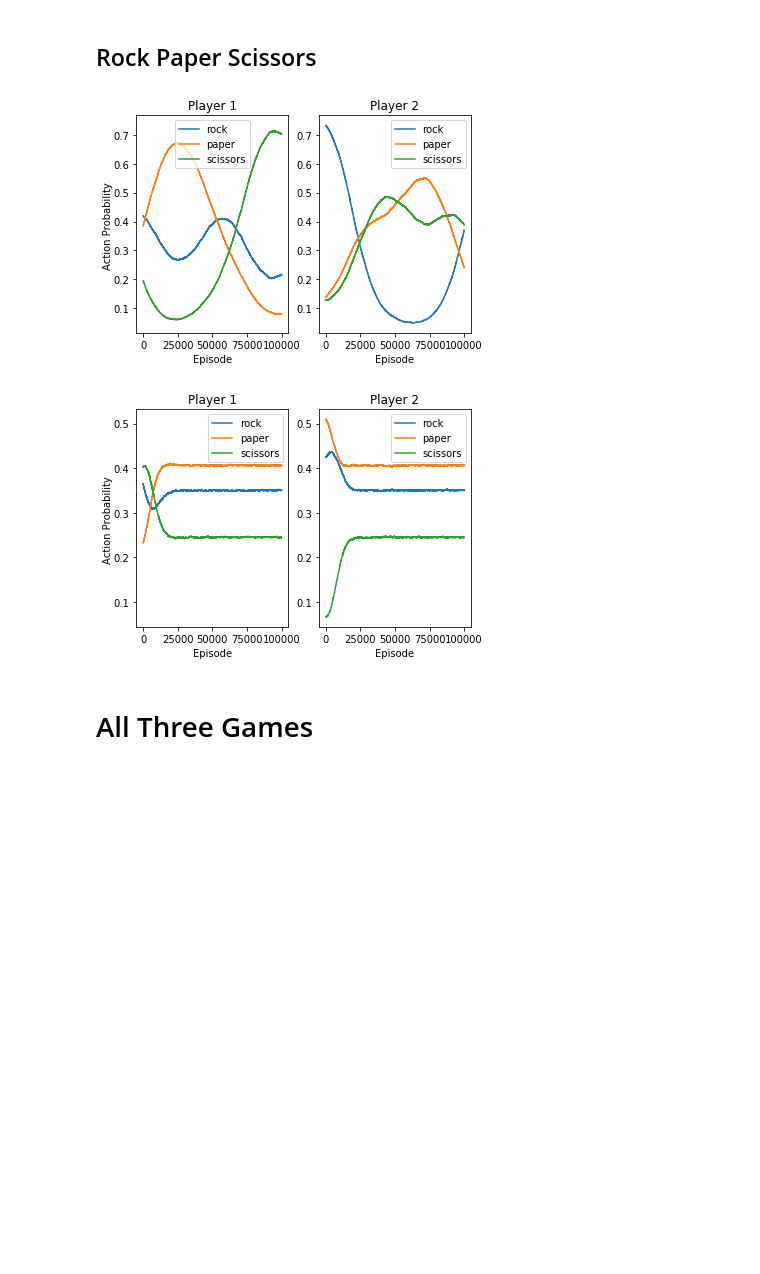
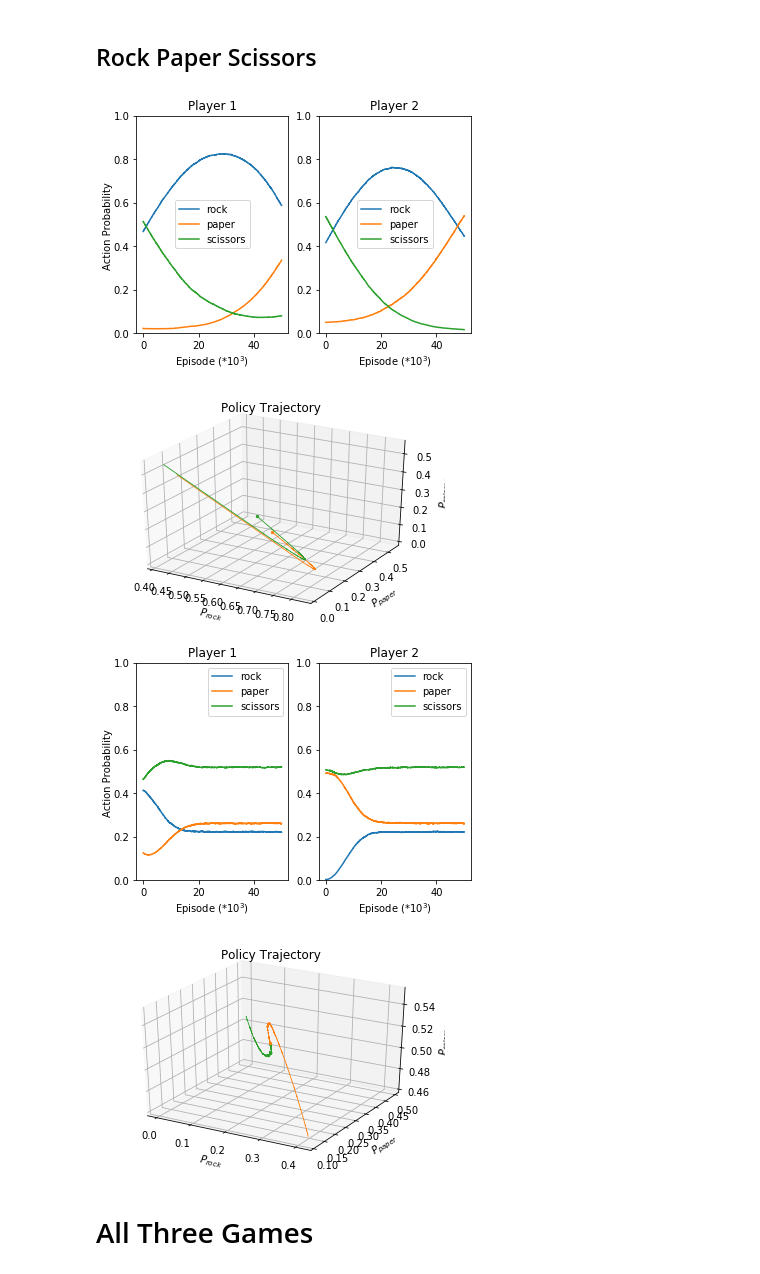
Before and after one commit to hughmor/rl-matrix-games, a Jupyter notebook: report.ipynb, the cells around one changed output. Saved outputs shown, nothing was run; the diff lists cells and outputs as text; code cells hidden in the pictures; blank space fills up the shorter version.

```diff
--- a/report.ipynb
+++ b/report.ipynb
@@ -6,6 +6,7 @@
 # %%
 import numpy as np
 import matplotlib.pyplot as plt
+from mpl_toolkits.mplot3d import Axes3D
 %matplotlib inline
 
 prisoners_dilemma = np.array([[5, 0],
@@ -20,6 +21,7 @@ p2_rewards = [p1_rewards[0].transpose(), -p1_rewards[1], -p1_rewards[2]]
 action_labels = [['lie', 'confess'],
                  ['head', 'tail'],
                  ['rock', 'paper', 'scissors']]
+games = ['prisoners dilemma', 'matching pennies', 'rock paper scissors']
 
 
 def normalize(policy):
@@ -65,14 +67,14 @@ def iterate(policy1, reward_matrix1, policy2, reward_matrix2, alpha=0.005, max_i
     p_history = [[policy1],[policy2]]
     policies = [policy1, policy2]
     rewards = [reward_matrix1, reward_matrix2]
-    expected_values = [0 for _ in range(len(policy1))]
+    expected_values = [[0 for _ in range(len(policy1))]] * 2
     Q = [[0 for _ in range(len(policy1))]] * 2
     N = [[0 for _ in range(len(policy1))]] * 2
     for _ in range(max_iterations):
         action, reward = play_game(policies, rewards)
         for i in range(2):
             if update_alg == 'modified':
-                policies[i], expected_values = update_policy(policies[i], action[i], reward[i], learning_rate=alpha, expected_values=expected_values, update_alg=update_alg)
+                policies[i], expected_values[i] = update_policy(policies[i], action[i], reward[i], learning_rate=alpha, expected_values=expected_values[i], update_alg=update_alg)
             else:
                 policies[i], _ = update_policy(policies[i], action[i], reward[i], learning_rate=alpha, update_alg=update_alg)
             N[i][action[i]] += 1
@@ -82,8 +84,7 @@ def iterate(policy1, reward_matrix1, policy2, reward_matrix2, alpha=0.005, max_i
 
 
 def make_plots(player1_history, player2_history, action_labels):
-    # Plots of convergance
-    episodes = list(range(len(player1_history)))
+    episodes = [n/1000.0 for n in range(len(player1_history))]
     players_list = [zip(*player1_history), zip(*player2_history)]
     figure = plt.figure()
     subplots = []
@@ -92,12 +93,31 @@ def make_plots(player1_history, player2_history, action_labels):
     for subplot, player, i in zip(subplots, players_list, range(2)):
         for policy, action in zip(player, action_labels):
             subplot.plot(episodes, policy, label=action)
-        subplot.set_xlabel('Episode')
+        subplot.set_xlabel('Episode ($*10^3$)')
+        subplot.set_ylim([0,1])
         subplot.set_title('Player ' + str(i+1))
         subplot.legend()
     figure.text(0.06, 0.5, 'Action Probability', ha='center', va='center', rotation='vertical')
 
-    plt.show()
+def make_trajectory_plots(player1_history, player2_history, action_labels):
+    if len(action_labels) == 2:
+        figure = plt.figure()
+        raise NotImplementedError
+    elif len(action_labels) == 3:
+        p1_hist = list(zip(*player1_history))
+        p2_hist = list(zip(*player2_history))
+        figure = plt.figure()
+        ax3d = figure.add_subplot('111',projection='3d')
+        ax3d.plot(p1_hist[0],p1_hist[1],p1_hist[2],'C1',lw=0.85)
+        ax3d.scatter(p1_hist[0][-1],p1_hist[1][-1],p1_hist[2][-1],s=5,c='C1')
+        ax3d.plot(p2_hist[0],p2_hist[1],p2_hist[2],'C2',lw=0.85)
+        ax3d.scatter(p2_hist[0][-1],p2_hist[1][-1],p2_hist[2][-1],s=5,c='C2')
+        ax3d.set_title('Policy Trajectory'.format())
+        ax3d.set_xlabel('$P_{rock}$')
+        ax3d.set_ylabel('$P_{paper}$')
+        ax3d.set_zlabel('$P_{scissors}$')
+    else:
+        raise NotImplementedError
 # %% [markdown]
 ## Prisoner's Dilemma
 # %%
@@ -170,36 +190,39 @@ make_plots(p1_history, p2_history, labels)
 # %%
 rewards_1 = p1_rewards[2]
 rewards_2 = p2_rewards[2]
 labels = action_labels[2]
-N = 100000
+N = 50000
 
 'First Algorithm'
 # random policies
 policy_1 = normalize(np.random.random(3))
 policy_2 = normalize(np.random.random(3))
 
 p1_history, p2_history, Q1, Q2 = iterate(policy_1, rewards_1, policy_2, rewards_2, alpha=0.0001, max_iterations=N)
 
 p_rock1, p_paper1, p_scissors1 = zip(*p1_history)
 p_rock2, p_paper2, p_scissors2 = zip(*p2_history)
 
 make_plots(p1_history, p2_history, labels)
-
+make_trajectory_plots(p1_history, p2_history, labels)
 
 'Modified Algorithm'
 # random policies
 policy_1 = normalize(np.random.random(3))
 policy_2 = normalize(np.random.random(3))
 
 p1_history, p2_history, Q1, Q2 = iterate(policy_1, rewards_1, policy_2, rewards_2, alpha=0.0001, max_iterations=N, update_alg='modified')
 
 p_rock1, p_paper1, p_scissors1 = zip(*p1_history)
 p_rock2, p_paper2, p_scissors2 = zip(*p2_history)
 
 make_plots(p1_history, p2_history, labels)
+make_trajectory_plots(p1_history, p2_history, labels)
 # %% [output]
-[figure, old version]
+[figure, new version]
-[figure, old version]
+[figure, new version]
+[figure, added]
+[figure, added]
 # %% [markdown]
 # All Three Games
 # %%
```
Also changed, not shown: parts of 2 cells of this notebook.
